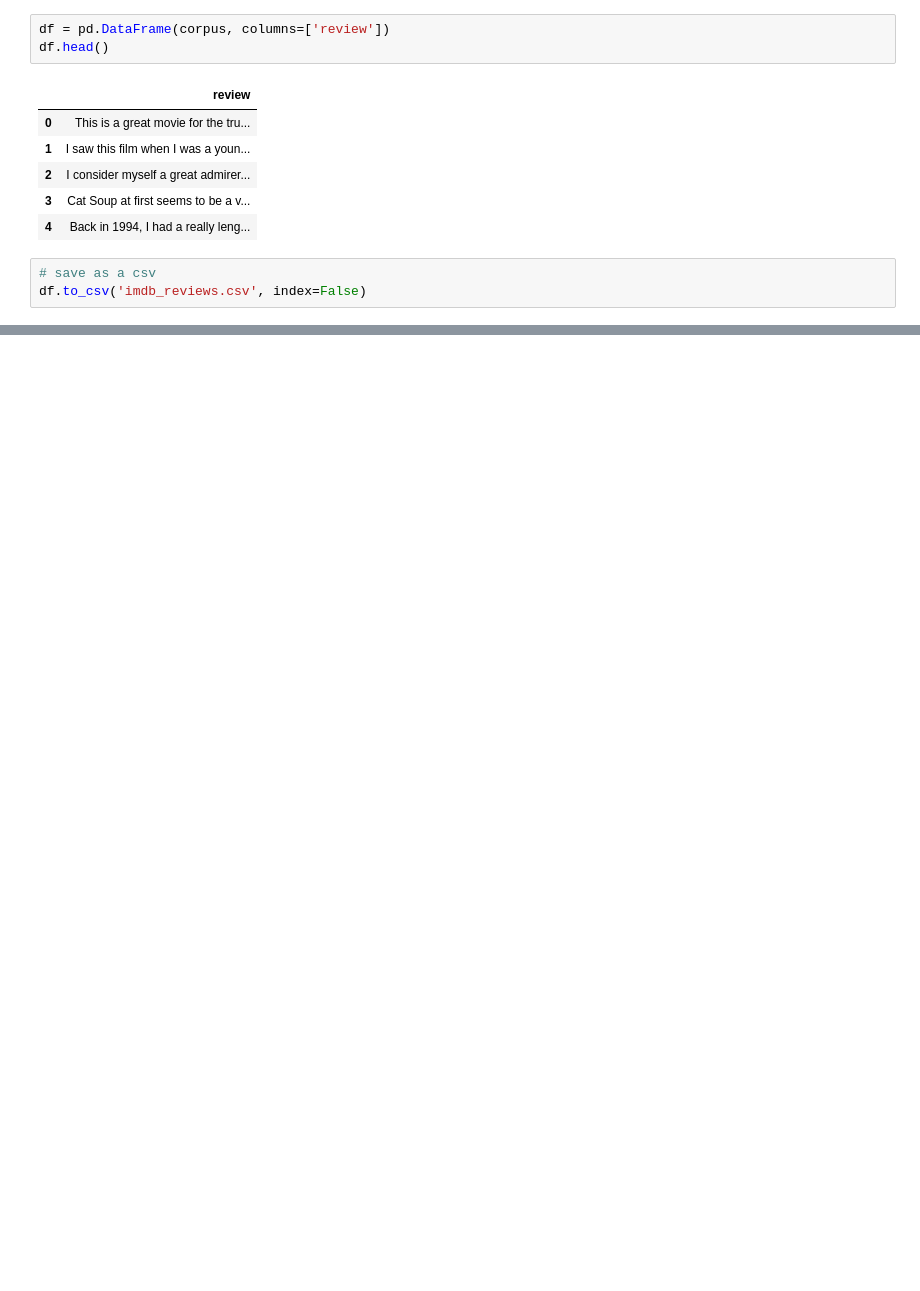
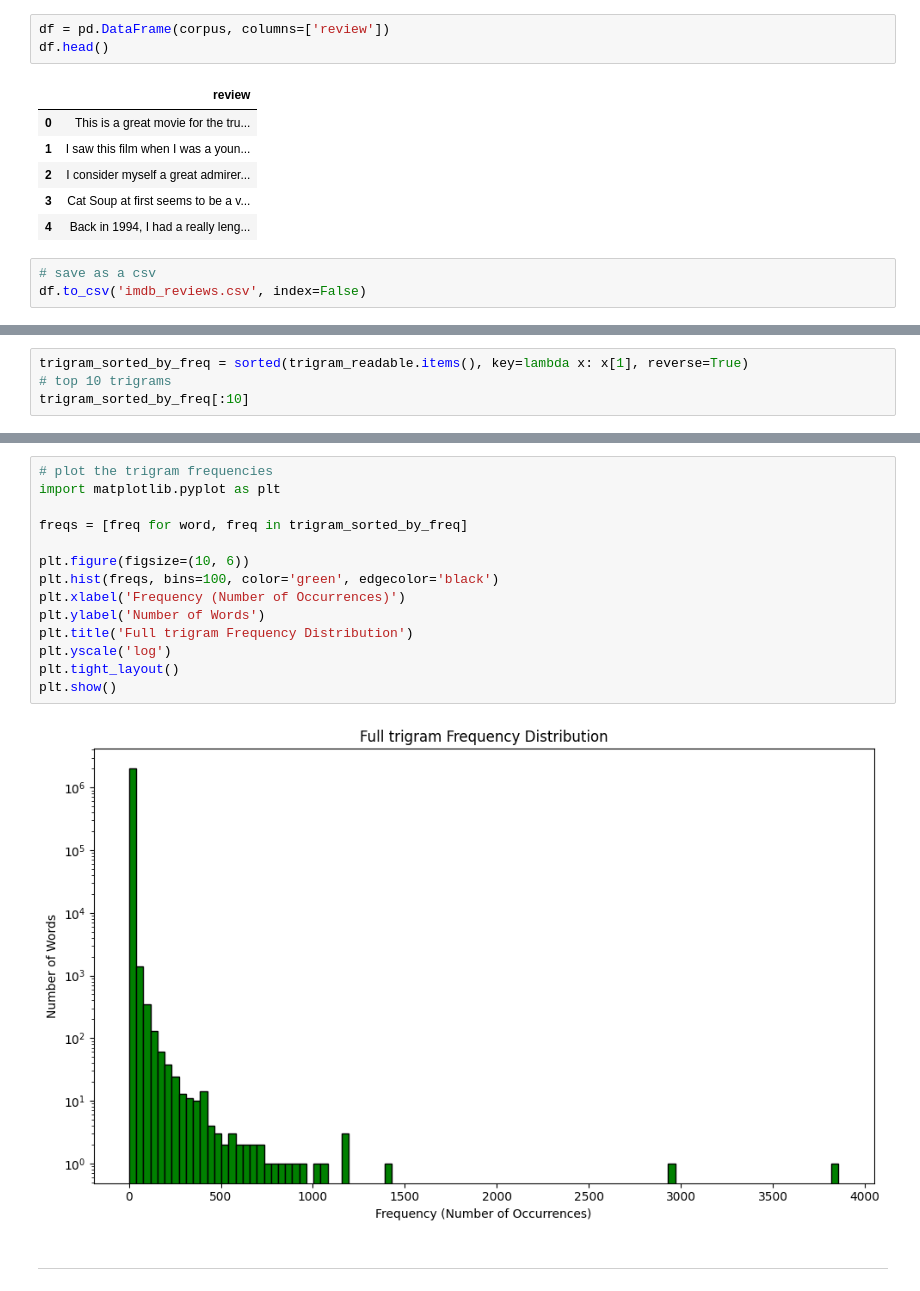
Before and after one commit to abdulrahim2002/nle2, a Jupyter notebook: eda.ipynb, the cells around one changed output, grey strips where cells are left out. Cells and saved outputs as stored; diff of their text form; blank space fills up the shorter version.

```diff
--- a/eda.ipynb
+++ b/eda.ipynb
@@ -27,0 +156,4 @@ df.to_csv('imdb_reviews.csv', index=False)
+# %%
+trigram_sorted_by_freq = sorted(trigram_readable.items(), key=lambda x: x[1], reverse=True)
+# top 10 trigrams
+trigram_sorted_by_freq[:10]
@@ -27,0 +171,18 @@ df.to_csv('imdb_reviews.csv', index=False)
+# %%
+# plot the trigram frequencies
+import matplotlib.pyplot as plt
+
+freqs = [freq for word, freq in trigram_sorted_by_freq]
+
+plt.figure(figsize=(10, 6))
+plt.hist(freqs, bins=100, color='green', edgecolor='black')
+plt.xlabel('Frequency (Number of Occurrences)')
+plt.ylabel('Number of Words')
+plt.title('Full trigram Frequency Distribution')
+plt.yscale('log')
+plt.tight_layout()
+plt.show()
+# %% [output]
+[figure, added]
+# %% [markdown]
+---
```
Also changed, not shown: parts of 16 cells of this notebook.
